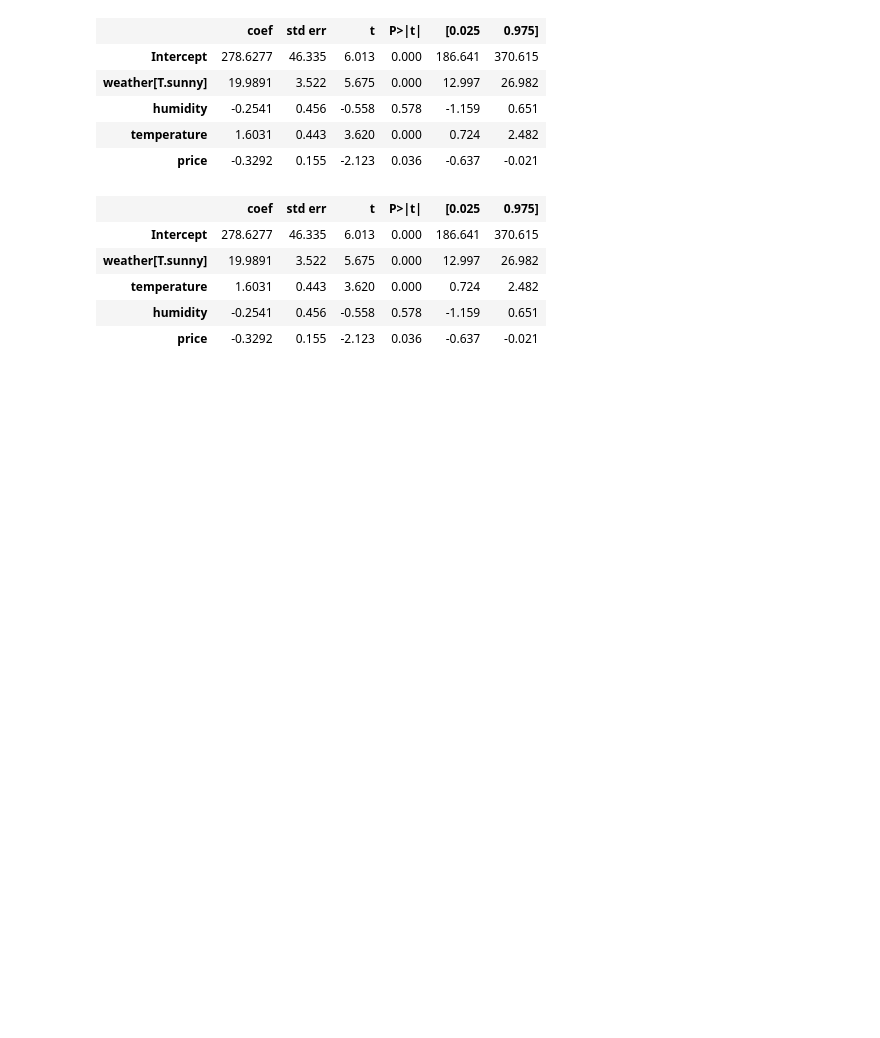
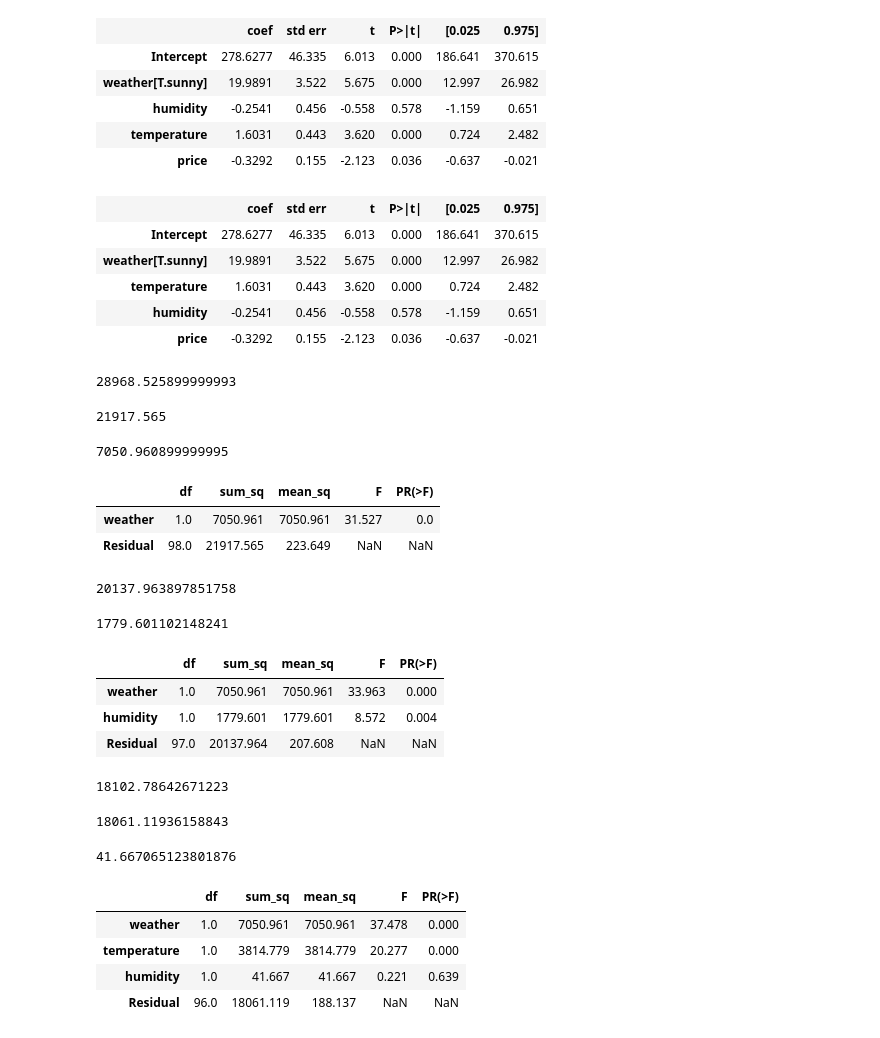
Before and after one commit to KentFujii/py_statistics, a Jupyter notebook: lm/multiple_linear_regression.ipynb, the cells around one changed output. Saved outputs shown, nothing was run; the diff lists cells and outputs as text; code cells hidden in the pictures; blank space fills up the shorter version.

```diff
--- a/lm/multiple_linear_regression.ipynb
+++ b/lm/multiple_linear_regression.ipynb
@@ -121,3 +121,75 @@ lm_sales_2.summary().tables[1]
 | temperature | 1.6031 | 0.443 | 3.620 | 0.000 | 0.724 | 2.482 |
 | humidity | -0.2541 | 0.456 | -0.558 | 0.578 | -1.159 | 0.651 |
 | price | -0.3292 | 0.155 | -2.123 | 0.036 | -0.637 | -0.021 |
+# %%
+mod_null = smf.ols('sales~1', sales).fit()
+resid_sq_null = sp.sum(mod_null.resid ** 2)
+resid_sq_null
+# %% [output]
+28968.525899999993
+# %%
+mod_1 = smf.ols('sales~weather', sales).fit()
+resid_sq_1 = sp.sum(mod_1.resid ** 2)
+resid_sq_1
+# %% [output]
+21917.565
+# %%
+resid_sq_null - resid_sq_1
+# %% [output]
+7050.960899999995
+# %%
+sm.stats.anova_lm(mod_1).round(3)
+# %% [output]
+|  | df | sum_sq | mean_sq | F | PR(>F) |
+| weather | 1.0 | 7050.961 | 7050.961 | 31.527 | 0.0 |
+| Residual | 98.0 | 21917.565 | 223.649 | NaN | NaN |
+# %%
+mod_2 = smf.ols(
+    'sales ~ weather + humidity',
+    sales
+).fit()
+resid_sq_2 = sp.sum(mod_2.resid ** 2)
+resid_sq_2
+# %% [output]
+20137.963897851758
+# %%
+resid_sq_1 - resid_sq_2
+# %% [output]
+1779.601102148241
+# %%
+sm.stats.anova_lm(mod_2).round(3)
+# %% [output]
+|  | df | sum_sq | mean_sq | F | PR(>F) |
+| weather | 1.0 | 7050.961 | 7050.961 | 33.963 | 0.000 |
+| humidity | 1.0 | 1779.601 | 1779.601 | 8.572 | 0.004 |
+| Residual | 97.0 | 20137.964 | 207.608 | NaN | NaN |
+# %%
+mod_2_2 = smf.ols(
+    'sales ~ weather + temperature',
+    sales
+).fit()
+resid_sq_2_2 = sp.sum(mod_2_2.resid ** 2)
+resid_sq_2_2
+# %% [output]
+18102.78642671223
+# %%
+mod_3_2 = smf.ols(
+    'sales ~ weather + temperature + humidity',
+    sales
+).fit()
+resid_sq_3_2 = sp.sum(mod_3_2.resid ** 2)
+resid_sq_3_2
+# %% [output]
+18061.11936158843
+# %%
+resid_sq_2_2 - resid_sq_3_2
+# %% [output]
+41.667065123801876
+# %%
+sm.stats.anova_lm(mod_3_2).round(3)
+# %% [output]
+|  | df | sum_sq | mean_sq | F | PR(>F) |
+| weather | 1.0 | 7050.961 | 7050.961 | 37.478 | 0.000 |
+| temperature | 1.0 | 3814.779 | 3814.779 | 20.277 | 0.000 |
+| humidity | 1.0 | 41.667 | 41.667 | 0.221 | 0.639 |
+| Residual | 96.0 | 18061.119 | 188.137 | NaN | NaN |
```
Also changed, not shown: parts of 9 cells of this notebook, 9 other files.
